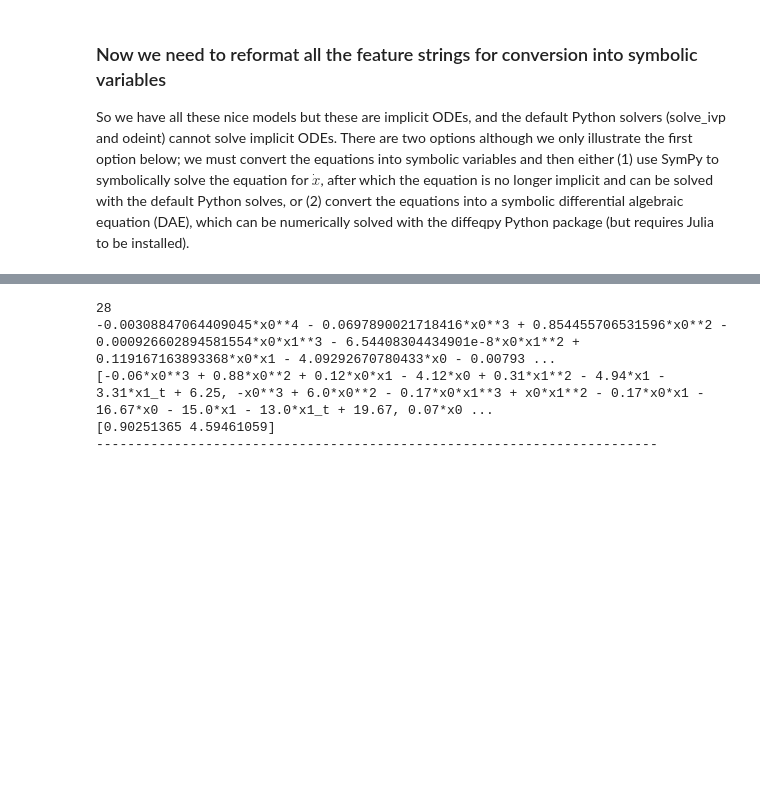
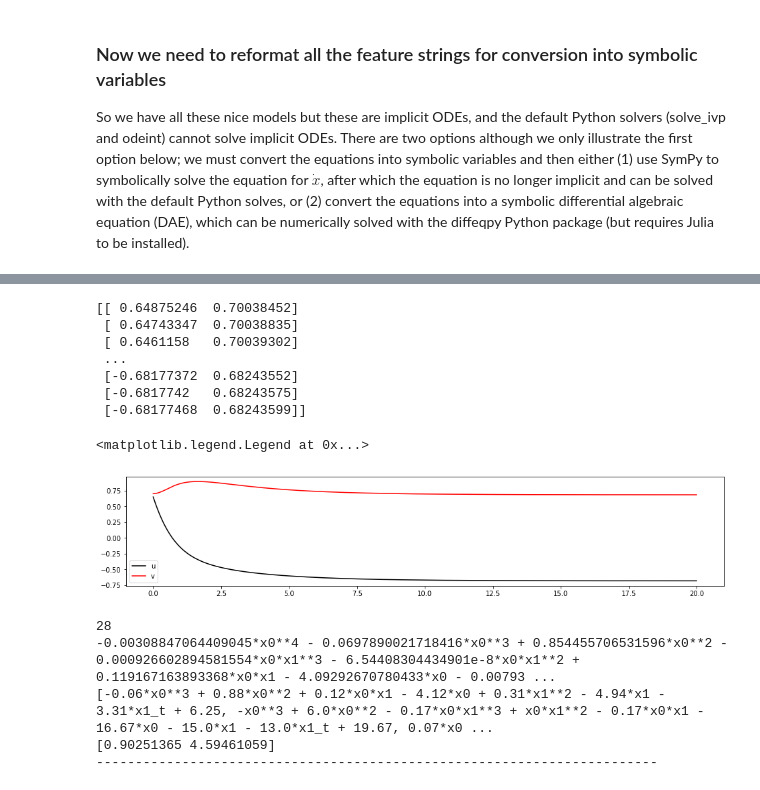
Before and after one commit to ainsleylaiuw/ISB-Hadlock-Lai, a Jupyter notebook: Ex_System.ipynb, the cells around one changed output, grey strips where cells are left out. Drawn from its saved outputs; the diff is of its cells as text; code cells hidden in the pictures; blank space fills up the shorter version.

```diff
--- a/Ex_System.ipynb
+++ b/Ex_System.ipynb
@@ -1102,3 +1138,19 @@ plt.legend(fontsize=8)
+# %%
+plt.figure(figsize=(16, 3))
+print(x_test)
+plt.plot(t, x_test[:,0], color="k", linestyle="solid", label="u")
+plt.plot(t, x_test[:,1], color="r", linestyle="solid", label="v")
+plt.legend()
+# %% [output]
+[[ 0.64875246  0.70038452]
+ [ 0.64743347  0.70038835]
+ [ 0.6461158   0.70039302]
+ ...
+ [-0.68177372  0.68243552]
+ [-0.6817742   0.68243575]
+ [-0.68177468  0.68243599]]
+<matplotlib.legend.Legend at 0x...>
+[figure, added]
 # %%
 #print(sym_equations_rounded_simplified)
 print(len(sym_equations_simplified))
```
Also changed, not shown: parts of 7 cells of this notebook.
